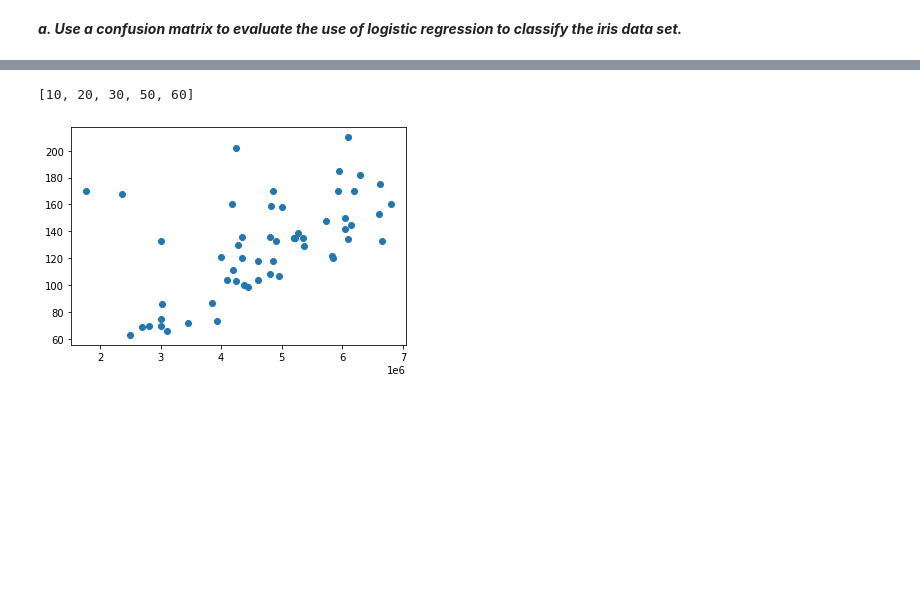
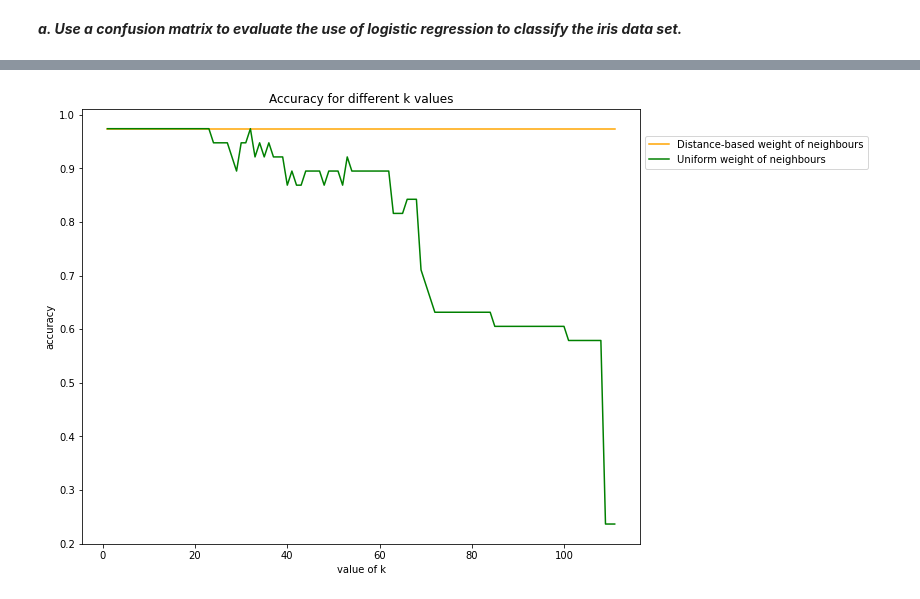
Before and after one commit to captainbalbin/dat405, a Jupyter notebook: assignments/assignment-2/regression.ipynb, the cells around one changed output, grey strips where cells are left out. Saved outputs shown, nothing was run; the diff lists cells and outputs as text; code cells hidden in the pictures; blank space fills up the shorter version.

```diff
--- a/assignments/assignment-2/regression.ipynb
+++ b/assignments/assignment-2/regression.ipynb
@@ -395,35 +353,31 @@ plt.show()
-# %%
-#price = df['Selling_price'].to_numpy()
-#area = df['Living_area'].to_numpy()
-
-X = df.loc[:, ['Selling_price']].values
-y = df['Living_area'].values
-x = df['Selling_price'].values
-
-plt.scatter(X, y)
-#print(y)
-data_test = [ 20, 20, 20, 21, 800]
-
-
-
-data_test2 = [10,20,30,40,40,40,40,40,40,40,50,60]
-
-def detect_outliers(data):
-    # find q1 and q3 values
-    q1, q3 = np.percentile(sorted(data), [25, 75])
-
-    # compute IRQ
-    iqr = q3 - q1
-
-    # find lower and upper bounds
-    lower_bound = q1 - (1.5 * iqr)
-    upper_bound = q3 + (1.5 * iqr)
-
-    outliers = [x for x in data if x <= lower_bound or x >= upper_bound]
-
-    return outliers
-
-print(detect_outliers(data_test2))
-# %% [output]
-[10, 20, 30, 50, 60]
-[figure, removed]
+# %%
+plt.figure(figsize=(10,8))
+
+for weight in ['distance','uniform']:
+    k = list(range(1, 112))
+    accuracy = []
+    for i in k:
+        #Create KNN Classifier
+        knn = KNeighborsClassifier(n_neighbors=i,weights=weight)
+        #Train the model using the training sets
+        knn.fit(x_train, y_train)
+
+        #Predict the response for test dataset
+        y_pred = knn.predict(x_test)
+
+        # Model Accuracy, how often is the classifier correct?
+        accuracy.append(metrics.accuracy_score(y_test, y_pred))
+
+    # adding labels depending type of weight
+    if weight == 'distance':
+        l1, = plt.plot(k,accuracy, label='Distance-based weight of neighbours',color='orange')
+    else:
+        l2, = plt.plot(k,accuracy, label='Uniform weight of neighbours', color='green')
+    plt.xlabel('value of k')
+    plt.ylabel('accuracy')
+    plt.title('Accuracy for different k values')
+
+plt.legend(handles=[l1,l2],bbox_to_anchor=(1,0.95), loc='upper left')
+plt.show()
+# %% [output]
+[figure, added]
```
Also changed, not shown: parts of 21 cells of this notebook, 12 other files.
